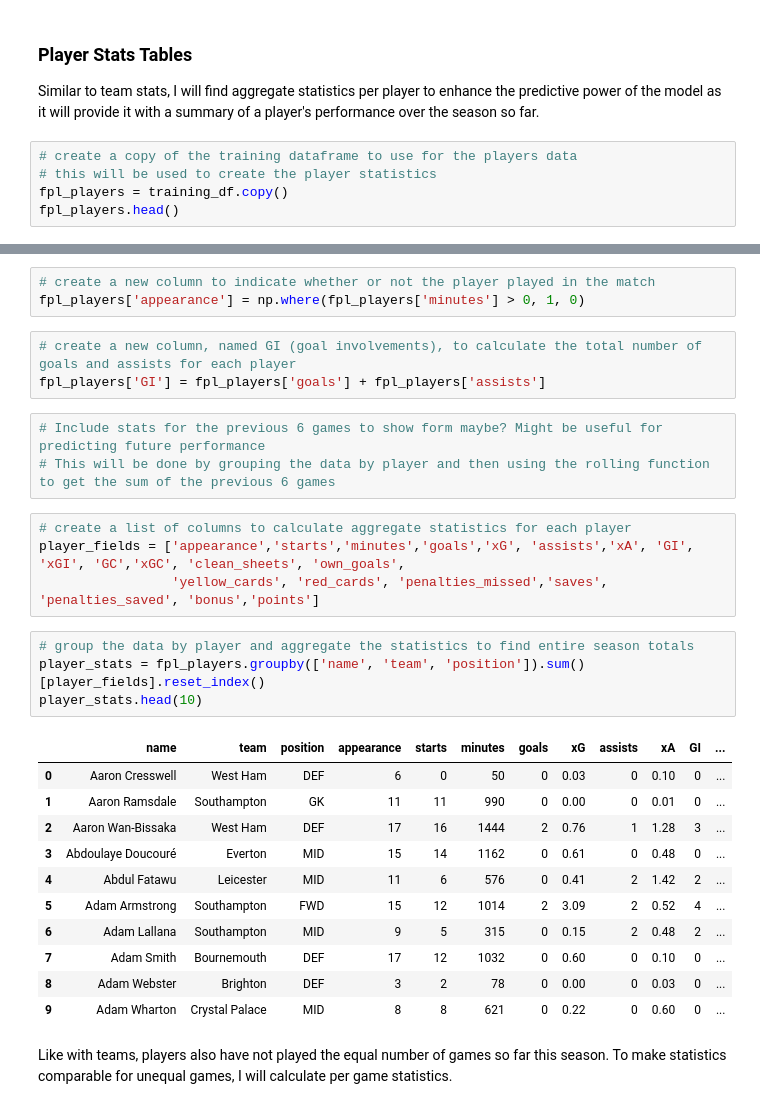
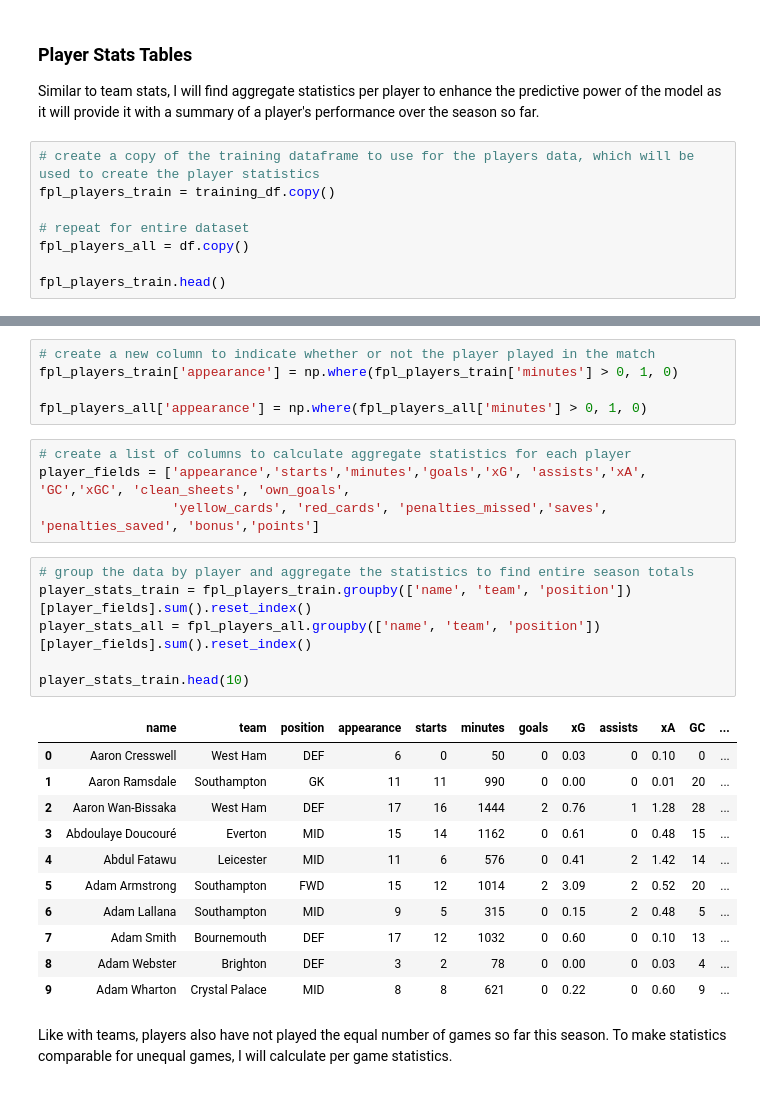
Before and after one commit to mattfurey1/fpl_points_predictor, a Jupyter notebook: project.ipynb, the cells around one changed output, grey strips where cells are left out. Drawn from its saved outputs; the diff is of its cells as text.

```diff
--- a/project.ipynb
+++ b/project.ipynb
@@ -620,10 +674,13 @@ per_game_totals_df
 
 Similar to team stats, I will find aggregate statistics per player to enhance the predictive power of the model as it will provide it with a summary of a player's performance over the season so far.
 # %%
-# create a copy of the training dataframe to use for the players data
-# this will be used to create the player statistics
-fpl_players = training_df.copy()
-fpl_players.head()
+# create a copy of the training dataframe to use for the players data, which will be used to create the player statistics
+fpl_players_train = training_df.copy()
+
+# repeat for entire dataset
+fpl_players_all = df.copy()
+
+fpl_players_train.head()
 # %% [output]
 |  | GW | round | fixture | name | position | team | opponent_team | starts | minutes | goals | ... |
 | 0 | 1 | 1 | 6 | Alex Scott | MID | Bournemouth | 16 | 1 | 62 | 0 | ... |
@@ -633,33 +690,31 @@ fpl_players.head()
 | 4 | 1 | 1 | 2 | João Victor Gomes da Silva | MID | Wolves | 1 | 1 | 83 | 0 | ... |
 # %%
 # create a new column to indicate whether or not the player played in the match
-fpl_players['appearance'] = np.where(fpl_players['minutes'] > 0, 1, 0)
+fpl_players_train['appearance'] = np.where(fpl_players_train['minutes'] > 0, 1, 0)
+
+fpl_players_all['appearance'] = np.where(fpl_players_all['minutes'] > 0, 1, 0)
-# %%
-# create a new column, named GI (goal involvements), to calculate the total number of goals and assists for each player
-fpl_players['GI'] = fpl_players['goals'] + fpl_players['assists']
-# %%
-# Include stats for the previous 6 games to show form maybe? Might be useful for predicting future performance
-# This will be done by grouping the data by player and then using the rolling function to get the sum of the previous 6 games
 # %%
 # create a list of columns to calculate aggregate statistics for each player
-player_fields = ['appearance','starts','minutes','goals','xG', 'assists','xA', 'GI', 'xGI', 'GC','xGC', 'clean_sheets', 'own_goals',
+player_fields = ['appearance','starts','minutes','goals','xG', 'assists','xA', 'GC','xGC', 'clean_sheets', 'own_goals',
                  'yellow_cards', 'red_cards', 'penalties_missed','saves', 'penalties_saved', 'bonus','points']
 # %%
 # group the data by player and aggregate the statistics to find entire season totals
-player_stats = fpl_players.groupby(['name', 'team', 'position']).sum()[player_fields].reset_index()
-player_stats.head(10)
+player_stats_train = fpl_players_train.groupby(['name', 'team', 'position'])[player_fields].sum().reset_index()
+player_stats_all = fpl_players_all.groupby(['name', 'team', 'position'])[player_fields].sum().reset_index()
+
+player_stats_train.head(10)
 # %% [output]
-|  | name | team | position | appearance | starts | minutes | goals | xG | assists | xA | GI | ... |
+|  | name | team | position | appearance | starts | minutes | goals | xG | assists | xA | GC | ... |
 | 0 | Aaron Cresswell | West Ham | DEF | 6 | 0 | 50 | 0 | 0.03 | 0 | 0.10 | 0 | ... |
-| 1 | Aaron Ramsdale | Southampton | GK | 11 | 11 | 990 | 0 | 0.00 | 0 | 0.01 | 0 | ... |
-| 2 | Aaron Wan-Bissaka | West Ham | DEF | 17 | 16 | 1444 | 2 | 0.76 | 1 | 1.28 | 3 | ... |
-| 3 | Abdoulaye Doucouré | Everton | MID | 15 | 14 | 1162 | 0 | 0.61 | 0 | 0.48 | 0 | ... |
-| 4 | Abdul Fatawu | Leicester | MID | 11 | 6 | 576 | 0 | 0.41 | 2 | 1.42 | 2 | ... |
-| 5 | Adam Armstrong | Southampton | FWD | 15 | 12 | 1014 | 2 | 3.09 | 2 | 0.52 | 4 | ... |
-| 6 | Adam Lallana | Southampton | MID | 9 | 5 | 315 | 0 | 0.15 | 2 | 0.48 | 2 | ... |
-| 7 | Adam Smith | Bournemouth | DEF | 17 | 12 | 1032 | 0 | 0.60 | 0 | 0.10 | 0 | ... |
-| 8 | Adam Webster | Brighton | DEF | 3 | 2 | 78 | 0 | 0.00 | 0 | 0.03 | 0 | ... |
-| 9 | Adam Wharton | Crystal Palace | MID | 8 | 8 | 621 | 0 | 0.22 | 0 | 0.60 | 0 | ... |
+| 1 | Aaron Ramsdale | Southampton | GK | 11 | 11 | 990 | 0 | 0.00 | 0 | 0.01 | 20 | ... |
+| 2 | Aaron Wan-Bissaka | West Ham | DEF | 17 | 16 | 1444 | 2 | 0.76 | 1 | 1.28 | 28 | ... |
+| 3 | Abdoulaye Doucouré | Everton | MID | 15 | 14 | 1162 | 0 | 0.61 | 0 | 0.48 | 15 | ... |
+| 4 | Abdul Fatawu | Leicester | MID | 11 | 6 | 576 | 0 | 0.41 | 2 | 1.42 | 14 | ... |
+| 5 | Adam Armstrong | Southampton | FWD | 15 | 12 | 1014 | 2 | 3.09 | 2 | 0.52 | 20 | ... |
+| 6 | Adam Lallana | Southampton | MID | 9 | 5 | 315 | 0 | 0.15 | 2 | 0.48 | 5 | ... |
+| 7 | Adam Smith | Bournemouth | DEF | 17 | 12 | 1032 | 0 | 0.60 | 0 | 0.10 | 13 | ... |
+| 8 | Adam Webster | Brighton | DEF | 3 | 2 | 78 | 0 | 0.00 | 0 | 0.03 | 4 | ... |
+| 9 | Adam Wharton | Crystal Palace | MID | 8 | 8 | 621 | 0 | 0.22 | 0 | 0.60 | 9 | ... |
 # %% [markdown]
 Like with teams, players also have not played the equal number of games so far this season. To make statistics comparable for unequal games, I will calculate per game statistics.
 # %%
```
Also changed, not shown: parts of 52 cells of this notebook.
